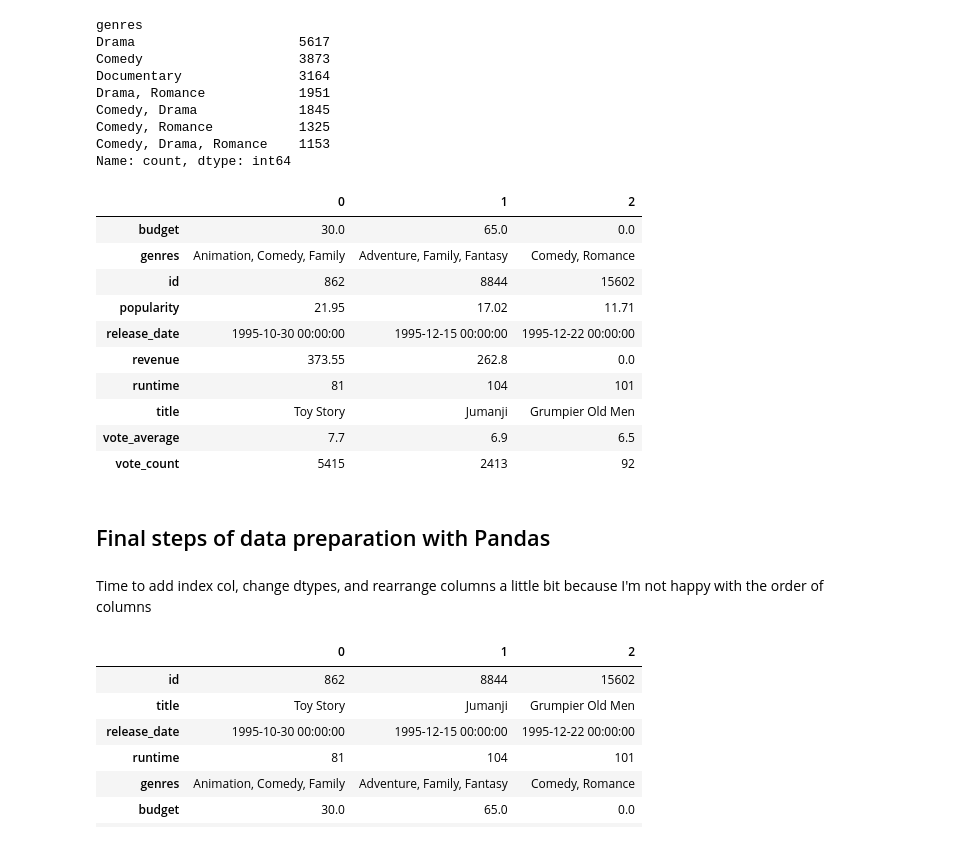
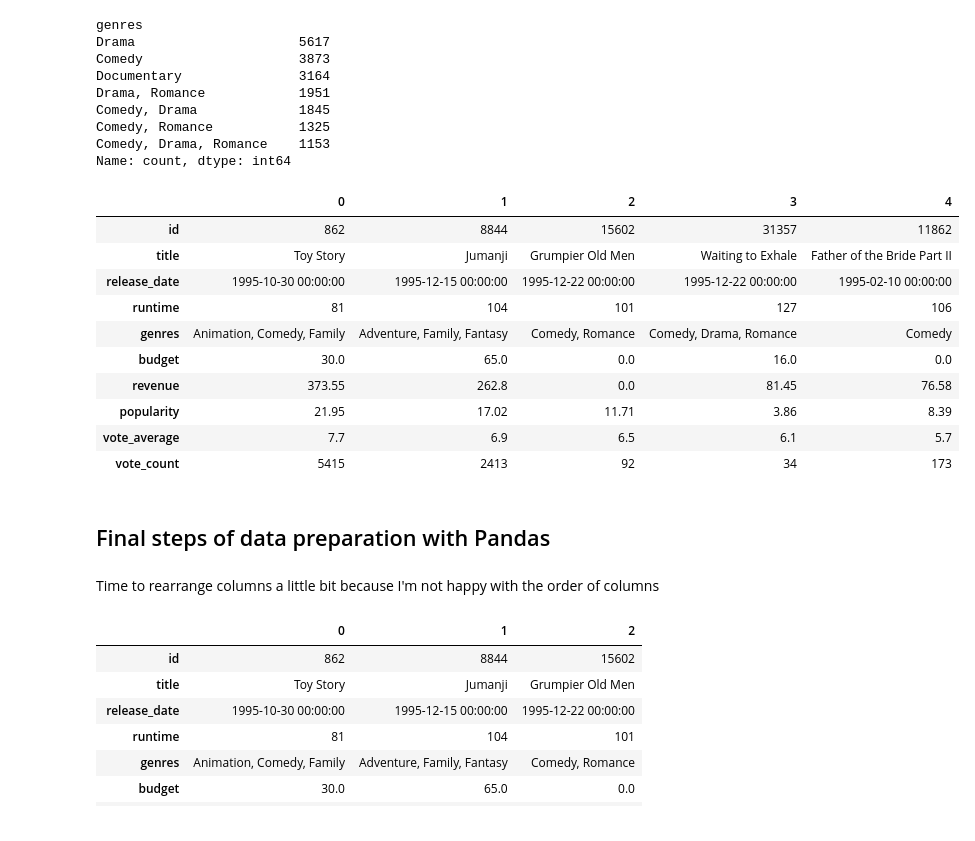
Before and after one commit to SanAntonik/MRS, a Jupyter notebook: DA_skill_showcase/MRS.ipynb, the cells around one changed output. Drawn from its saved outputs; the diff is of its cells as text; code cells hidden in the pictures.

```diff
--- a/DA_skill_showcase/MRS.ipynb
+++ b/DA_skill_showcase/MRS.ipynb
@@ -292,23 +294,23 @@ Comedy, Romance           1325
 Comedy, Drama, Romance    1153
 Name: count, dtype: int64
 # %%
-df.head(3).transpose()
+df.head().transpose()
 # %% [output]
-|  | 0 | 1 | 2 |
-| budget | 30.0 | 65.0 | 0.0 |
-| genres | Animation, Comedy, Family | Adventure, Family, Fantasy | Comedy, Romance |
-| id | 862 | 8844 | 15602 |
-| popularity | 21.95 | 17.02 | 11.71 |
-| release_date | 1995-10-30 00:00:00 | 1995-12-15 00:00:00 | 1995-12-22 00:00:00 |
-| revenue | 373.55 | 262.8 | 0.0 |
-| runtime | 81 | 104 | 101 |
-| title | Toy Story | Jumanji | Grumpier Old Men |
-| vote_average | 7.7 | 6.9 | 6.5 |
-| vote_count | 5415 | 2413 | 92 |
+|  | 0 | 1 | 2 | 3 | 4 |
+| id | 862 | 8844 | 15602 | 31357 | 11862 |
+| title | Toy Story | Jumanji | Grumpier Old Men | Waiting to Exhale | Father of the Bride Part II |
+| release_date | 1995-10-30 00:00:00 | 1995-12-15 00:00:00 | 1995-12-22 00:00:00 | 1995-12-22 00:00:00 | 1995-02-10 00:00:00 |
+| runtime | 81 | 104 | 101 | 127 | 106 |
+| genres | Animation, Comedy, Family | Adventure, Family, Fantasy | Comedy, Romance | Comedy, Drama, Romance | Comedy |
+| budget | 30.0 | 65.0 | 0.0 | 16.0 | 0.0 |
+| revenue | 373.55 | 262.8 | 0.0 | 81.45 | 76.58 |
+| popularity | 21.95 | 17.02 | 11.71 | 3.86 | 8.39 |
+| vote_average | 7.7 | 6.9 | 6.5 | 6.1 | 5.7 |
+| vote_count | 5415 | 2413 | 92 | 34 | 173 |
 # %% [markdown]
 ## Final steps of data preparation with Pandas
 # %% [markdown]
-Time to add index col, change dtypes, and rearrange columns a little bit because I'm not happy with the order of columns
+Time to rearrange columns a little bit because I'm not happy with the order of columns
 # %%
 new_cols_order = [
     "id",
```
Also changed, not shown: parts of 5 cells of this notebook.
